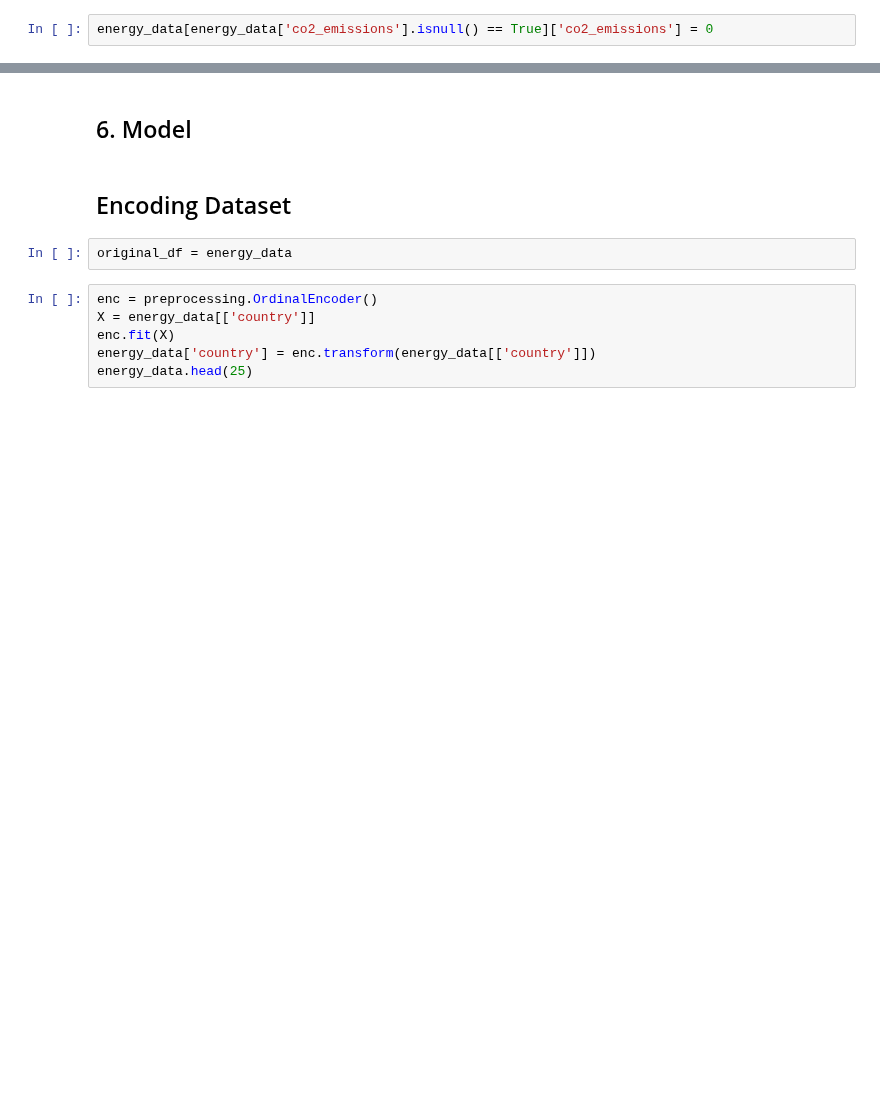
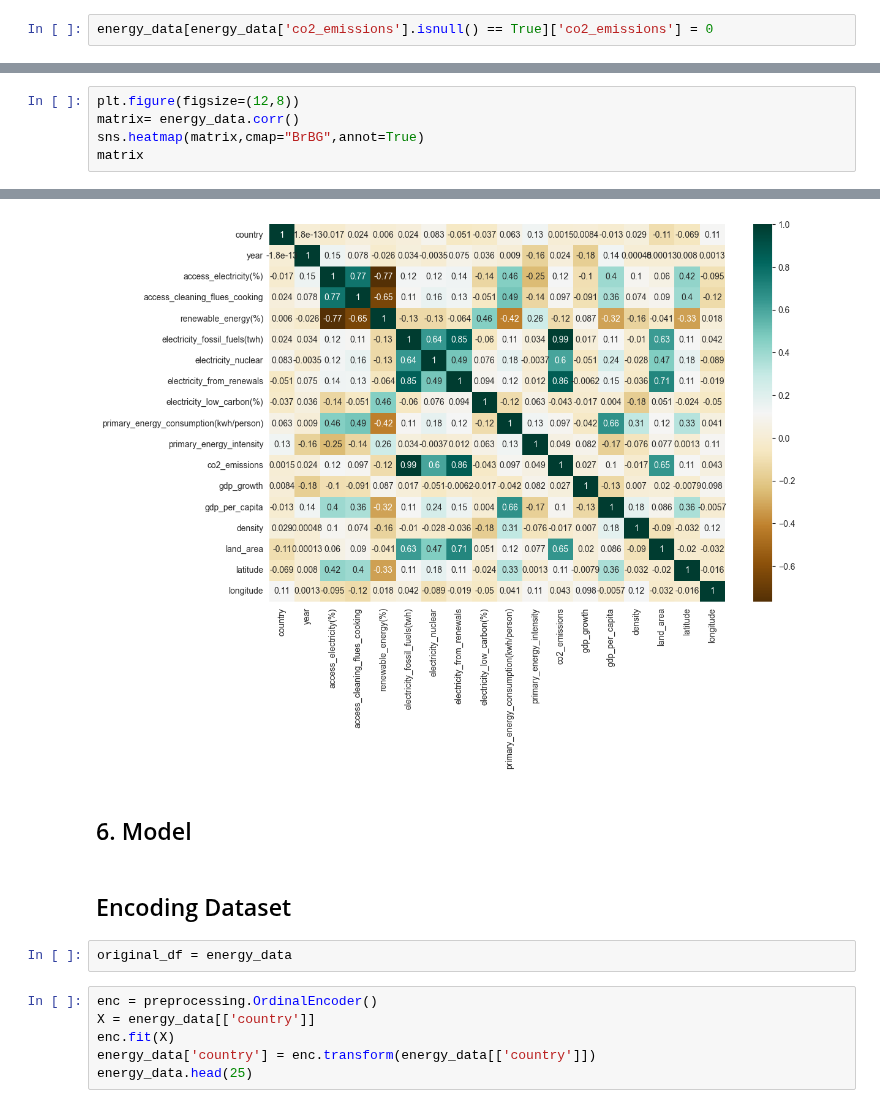
Before and after one commit to elkinbarretorojas/data_science, a Jupyter notebook: text_analysis/New/energy/model.ipynb, the cells around one changed output, grey strips where cells are left out. Saved outputs shown, nothing was run; the diff lists cells and outputs as text; blank space fills up the shorter version.

```diff
--- a/text_analysis/New/energy/model.ipynb
+++ b/text_analysis/New/energy/model.ipynb
@@ -470,0 +484,6 @@ memory usage: 514.0+ KB
+# %%
+plt.figure(figsize=(12,8))
+matrix= energy_data.corr()
+sns.heatmap(matrix,cmap="BrBG",annot=True)
+matrix
+# %% [output]
@@ -471,3 +507,4 @@ memory usage: 514.0+ KB
+[figure, added]
 # %% [markdown]
 ## 6. Model
 # %% [markdown]
```
Also changed, not shown: parts of 29 cells of this notebook.
